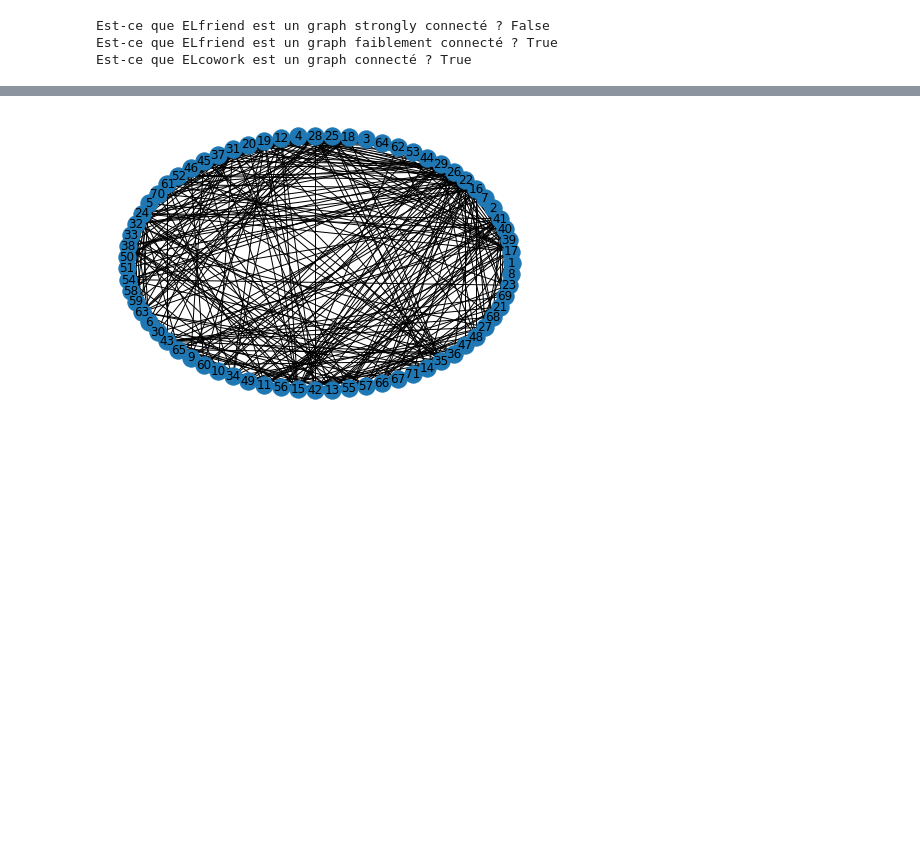
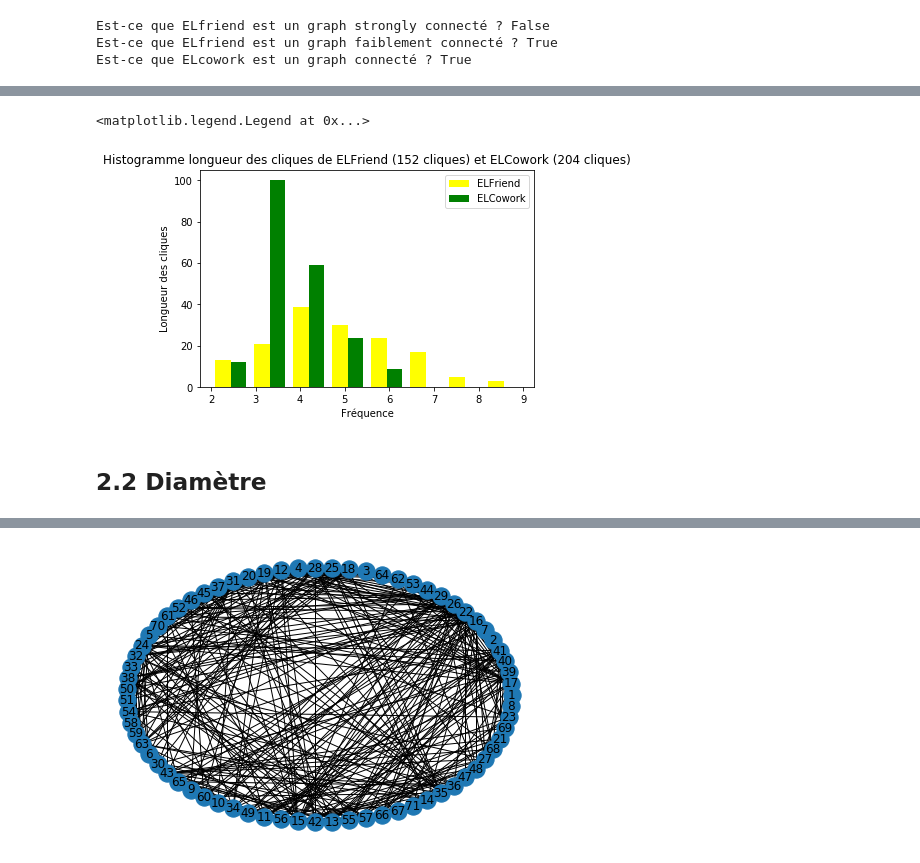
Before and after one commit to ARKEnsae/DM_Analyse_Reseaux, a Jupyter notebook: CC2/CC2_AQLT.ipynb, the cells around one changed output, grey strips where cells are left out. Saved outputs shown, nothing was run; the diff lists cells and outputs as text; code cells hidden in the pictures; blank space fills up the shorter version.

```diff
--- a/CC2/CC2_AQLT.ipynb
+++ b/CC2/CC2_AQLT.ipynb
@@ -93,0 +115,4 @@ Est-ce que ELcowork est un graph connecté ? True
+# %%
+ELfriendGUG = nx.DiGraph.to_undirected(ELfriendG_ni)
+cliques_ELfriend = list(nx.find_cliques(ELfriendGUG))
+cliques_ELfriend
@@ -93,0 +137,3 @@ Est-ce que ELcowork est un graph connecté ? True
+# %%
+cliques_ELcowork = list(nx.find_cliques(ELcowork_ni))
+cliques_ELcowork
@@ -93,0 +160,19 @@ Est-ce que ELcowork est un graph connecté ? True
+# %%
+plt.hist([[len(i) for i in cliques_ELfriend],
+          [len(i) for i in cliques_ELcowork]],
+        bins = 8, color = ['yellow', 'green'],
+        label = ['ELFriend', 'ELCowork'],
+        histtype = 'bar')
+plt.ylabel('Longueur des cliques')
+plt.xlabel('Fréquence')
+plt.title('Histogramme longueur des cliques de ELFriend '+
+          '({len1} cliques) et ELCowork ({len2} cliques)'.format(len1 = len(cliques_ELfriend),
+                                                                 len2 = len(cliques_ELcowork)
+                                                                )
+         )
+plt.legend()
+# %% [output]
+<matplotlib.legend.Legend at 0x...>
+[figure, added]
+# %% [markdown]
+## 2.2 Diamètre
```
Also changed, not shown: parts of 37 cells of this notebook.
